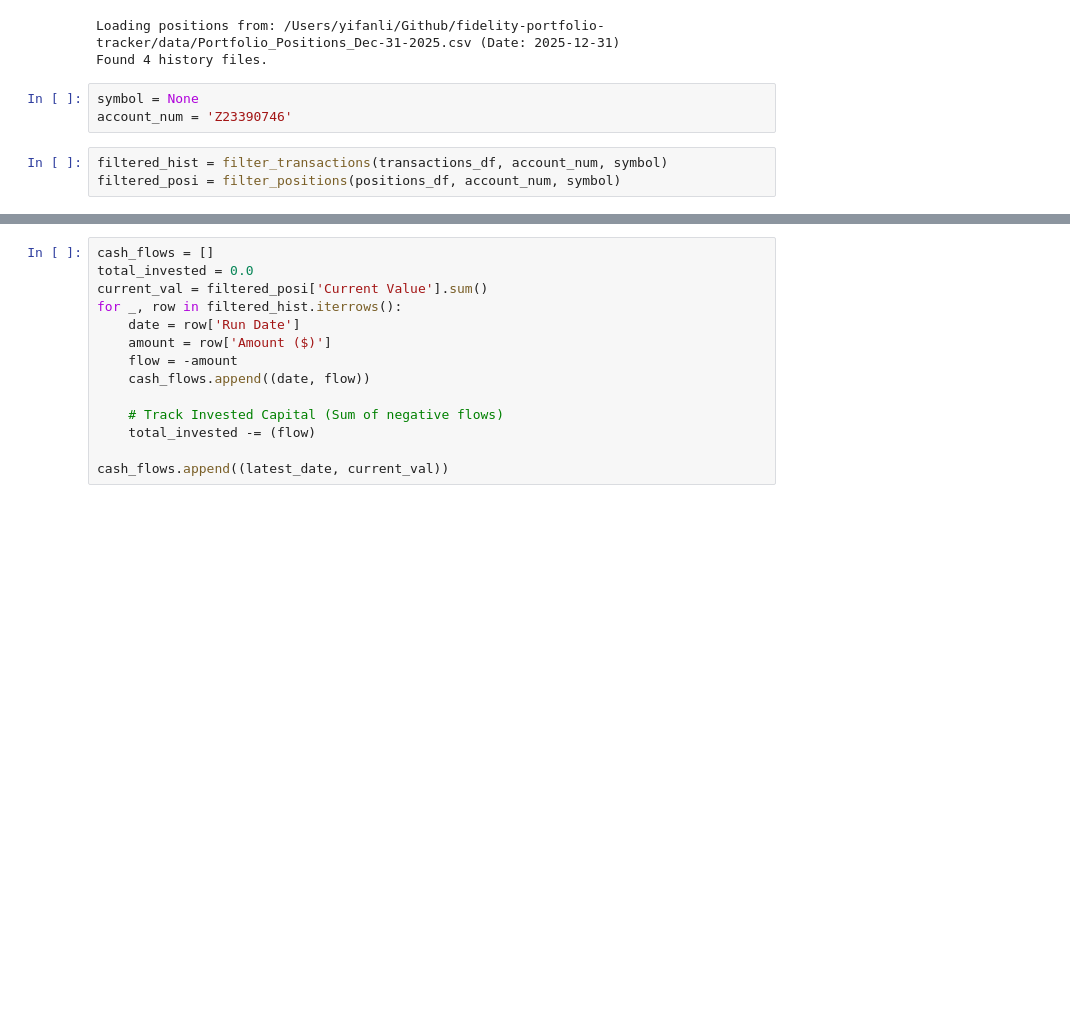
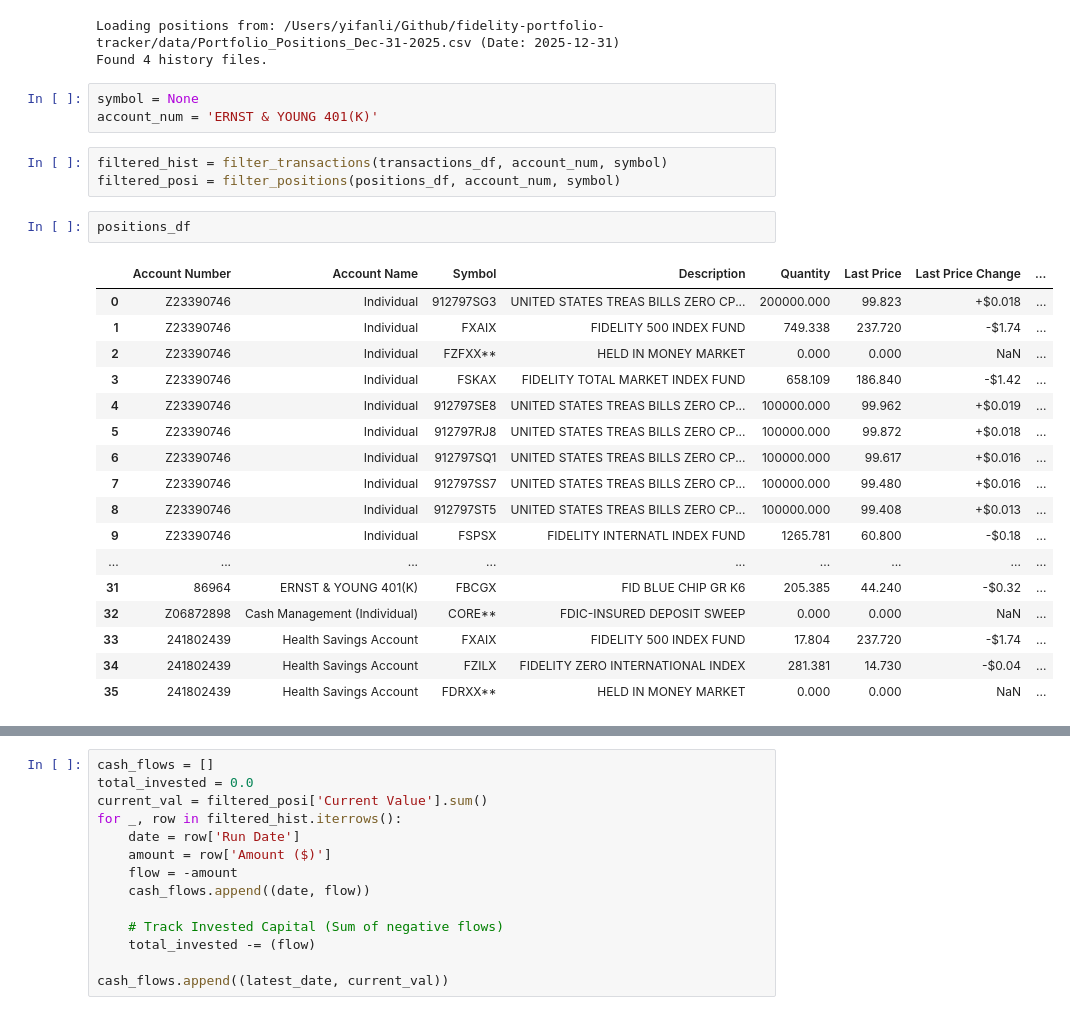
Before and after one commit to yifan-lee/fidelity-portfolio-tracker, a Jupyter notebook: Dev.ipynb, the cells around one changed output, grey strips where cells are left out. Cells and saved outputs as stored; diff of their text form; blank space fills up the shorter version.

```diff
--- a/Dev.ipynb
+++ b/Dev.ipynb
@@ -344,10 +360,30 @@ Loading positions from: /Users/yifanli/Github/fidelity-portfolio-tracker/data/Po
 Found 4 history files.
 # %%
 symbol = None
-account_num = 'Z23390746'
+account_num = 'ERNST & YOUNG 401(K)'
 # %%
 filtered_hist = filter_transactions(transactions_df, account_num, symbol)
 filtered_posi = filter_positions(positions_df, account_num, symbol)
+# %%
+positions_df
+# %% [output]
+|  | Account Number | Account Name | Symbol | Description | Quantity | Last Price | Last Price Change | ... |
+| 0 | Z23390746 | Individual | 912797SG3 | UNITED STATES TREAS BILLS ZERO CP... | 200000.000 | 99.823 | +$0.018 | ... |
+| 1 | Z23390746 | Individual | FXAIX | FIDELITY 500 INDEX FUND | 749.338 | 237.720 | -$1.74 | ... |
+| 2 | Z23390746 | Individual | FZFXX** | HELD IN MONEY MARKET | 0.000 | 0.000 | NaN | ... |
+| 3 | Z23390746 | Individual | FSKAX | FIDELITY TOTAL MARKET INDEX FUND | 658.109 | 186.840 | -$1.42 | ... |
+| 4 | Z23390746 | Individual | 912797SE8 | UNITED STATES TREAS BILLS ZERO CP... | 100000.000 | 99.962 | +$0.019 | ... |
+| 5 | Z23390746 | Individual | 912797RJ8 | UNITED STATES TREAS BILLS ZERO CP... | 100000.000 | 99.872 | +$0.018 | ... |
+| 6 | Z23390746 | Individual | 912797SQ1 | UNITED STATES TREAS BILLS ZERO CP... | 100000.000 | 99.617 | +$0.016 | ... |
+| 7 | Z23390746 | Individual | 912797SS7 | UNITED STATES TREAS BILLS ZERO CP... | 100000.000 | 99.480 | +$0.016 | ... |
+| 8 | Z23390746 | Individual | 912797ST5 | UNITED STATES TREAS BILLS ZERO CP... | 100000.000 | 99.408 | +$0.013 | ... |
+| 9 | Z23390746 | Individual | FSPSX | FIDELITY INTERNATL INDEX FUND | 1265.781 | 60.800 | -$0.18 | ... |
+| ... | ... | ... | ... | ... | ... | ... | ... | ... |
+| 31 | 86964 | ERNST & YOUNG 401(K) | FBCGX | FID BLUE CHIP GR K6 | 205.385 | 44.240 | -$0.32 | ... |
+| 32 | Z06872898 | Cash Management (Individual) | CORE** | FDIC-INSURED DEPOSIT SWEEP | 0.000 | 0.000 | NaN | ... |
+| 33 | 241802439 | Health Savings Account | FXAIX | FIDELITY 500 INDEX FUND | 17.804 | 237.720 | -$1.74 | ... |
+| 34 | 241802439 | Health Savings Account | FZILX | FIDELITY ZERO INTERNATIONAL INDEX | 281.381 | 14.730 | -$0.04 | ... |
+| 35 | 241802439 | Health Savings Account | FDRXX** | HELD IN MONEY MARKET | 0.000 | 0.000 | NaN | ... |
 # %%
 filtered_hist['Amount ($)'].sum()
 # %% [output]
```
Also changed, not shown: parts of 22 cells of this notebook, 3 other files.
